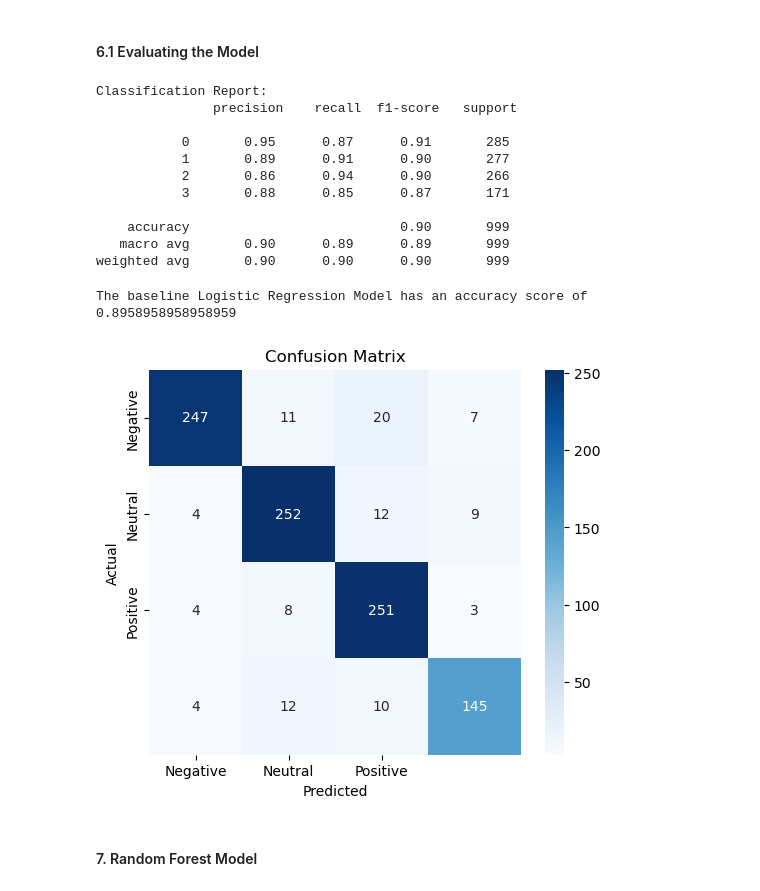
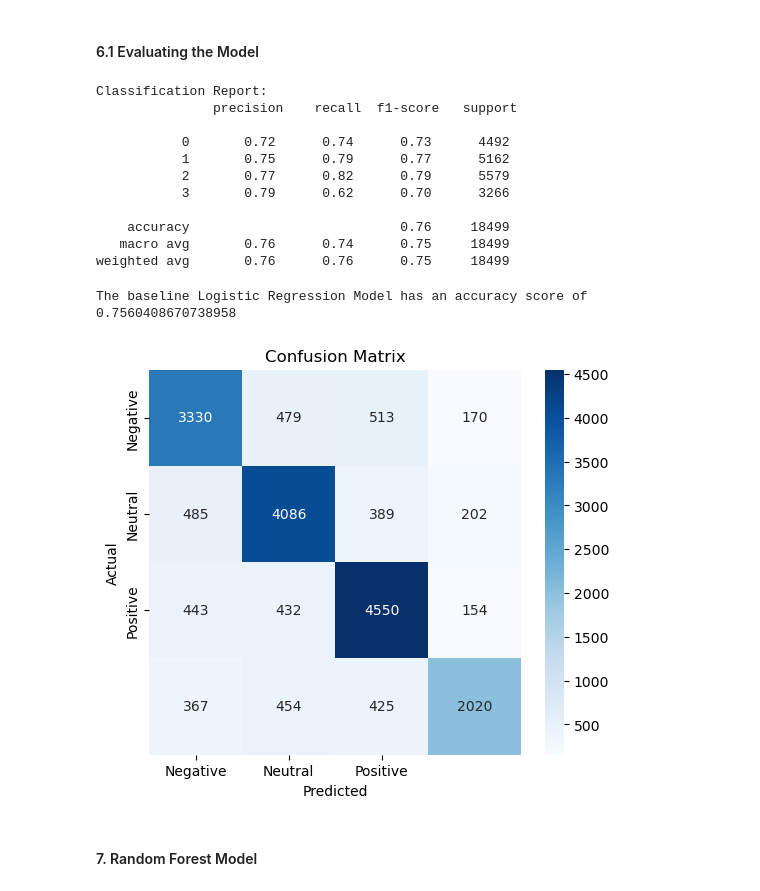
Before and after one commit to James-tech4/JAMES-DSPT08-PHASE-4-PROJECT, a Jupyter notebook: Final.ipynb, the cells around one changed output. Cells and saved outputs as stored; diff of their text form; code cells hidden in the pictures.

```diff
--- a/Final.ipynb
+++ b/Final.ipynb
@@ -338,18 +392,18 @@ print(f"2. {cleaned_tweet}")  # This is output at index 100
 # %% [markdown]
 #### 6. Modelling
 ##### 6.1 Logistic Regression Model
+# %%
+# Split data into train and test splits
+X = df_train['Preprocessed_Tweet']
+y = df_train['Sentiment']
+X_train, X_test, y_train, y_test = train_test_split(X,y, random_state=42, test_size=0.25)
 # %% [markdown]
 * We shall create a pipeline with Logistic Regression as our Baseline Model
 # %%
-# The pipeline will include our TextPreprocessor, TfidfVectorizer, and Logistic Regression model
+# The pipeline will include TfidfVectorizer, and Logistic Regression model
 pipeline = Pipeline([
-    ('preprocess', FunctionTransformer(lambda x: [preprocess_text(text) for text in x])),
     ('tfidf', TfidfVectorizer()),  # Combines CountVectorizer & TfidfTransformer
     ('clf', LogisticRegression(max_iter=1000))])
-# %%
-# Splitting features and labels from training data
-X_train = df_train['Tweet']
-y_train = df_train['Sentiment']
 # %%
 # Fitting the pipeline to the training data
 pipeline.fit(X_train, y_train)
@@ -362,19 +414,18 @@ Pipeline(steps=[('preprocess',
 #### 6.1 Evaluating the Model
 # %%
 # Defining the actual, test and predicted tweet variables
-test_tweets = df_val["Tweet"]
-actual_sentiments = df_val["Sentiment"] # Actual Labels
-predicted_sentiments = pipeline.predict(test_tweets)
+#test_tweets = df_val["Tweet"]
+#actual_sentiments = df_val["Sentiment"] # Actual Labels
+y_pred = pipeline.predict(X_test)
 # %%
 # Creating a function to evaluate our model
 def evaluate_sentiment_model(df_val, pipeline):
 
-    X_val_lr = test_tweets
-    y_true = actual_sentiments # Actual Labels
-    y_pred_lr = predicted_sentiments # Logistic Regression model predictions
+    y_true = y_test # Actual Labels
+    y_pred_lr = y_pred # Logistic Regression model predictions
 
     # Print results
-    print("Classification Report:\n", classification_report(y_true, y_pred_lr))
+    print("Classification Report:\n", classification_report(y_true=y_test, y_pred = y_pred_lr))
 
 # Evaluating our model
 evaluate_sentiment_model(df_val, pipeline)
@@ -382,33 +433,33 @@ evaluate_sentiment_model(df_val, pipeline)
 Classification Report:
                precision    recall  f1-score   support
 
-           0       0.95      0.87      0.91       285
-           1       0.89      0.91      0.90       277
-           2       0.86      0.94      0.90       266
-           3       0.88      0.85      0.87       171
+           0       0.72      0.74      0.73      4492
+           1       0.75      0.79      0.77      5162
+           2       0.77      0.82      0.79      5579
+           3       0.79      0.62      0.70      3266
 
-    accuracy                           0.90       999
-   macro avg       0.90      0.89      0.89       999
-weighted avg       0.90      0.90      0.90       999
+    accuracy                           0.76     18499
+   macro avg       0.76      0.74      0.75     18499
+weighted avg       0.76      0.76      0.75     18499
 # %%
 # Getting the accuracy score of our model
-accuracy_score_log_reg = accuracy_score(actual_sentiments, predicted_sentiments)
+accuracy_score_log_reg = accuracy_score(y_test, y_pred)
 accuracy_score_log_reg
 print(f"The baseline Logistic Regression Model has an accuracy score of {accuracy_score_log_reg}")
 # %% [output]
-The baseline Logistic Regression Model has an accuracy score of 0.8958958958958959
+The baseline Logistic Regression Model has an accuracy score of 0.7560408670738958
 # %%
 # Plotting the confusion matrix
 plt.figure(figsize=(6, 5))
-cm_lr = confusion_matrix(actual_sentiments, predicted_sentiments)
+cm_lr = confusion_matrix(y_test, y_pred)
 sns.heatmap(cm_lr, annot=True, fmt='d', cmap='Blues', xticklabels=['Negative', 'Neutral', 'Positive'],
             yticklabels=['Negative', 'Neutral', 'Positive'])
 plt.title('Confusion Matrix')
 plt.xlabel('Predicted')
 plt.ylabel('Actual')
 plt.show()
 # %% [output]
-[figure, old version]
+[figure, new version]
 # %% [markdown]
 #### 7. Random Forest Model
 # %%
```
Also changed, not shown: parts of 29 cells of this notebook.
